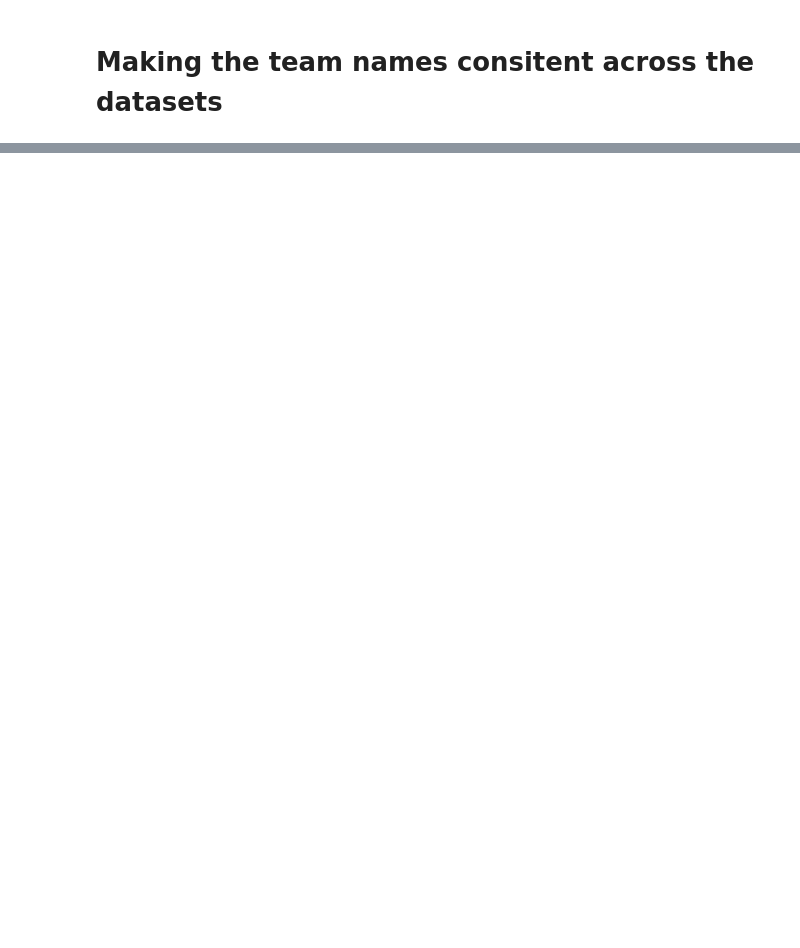
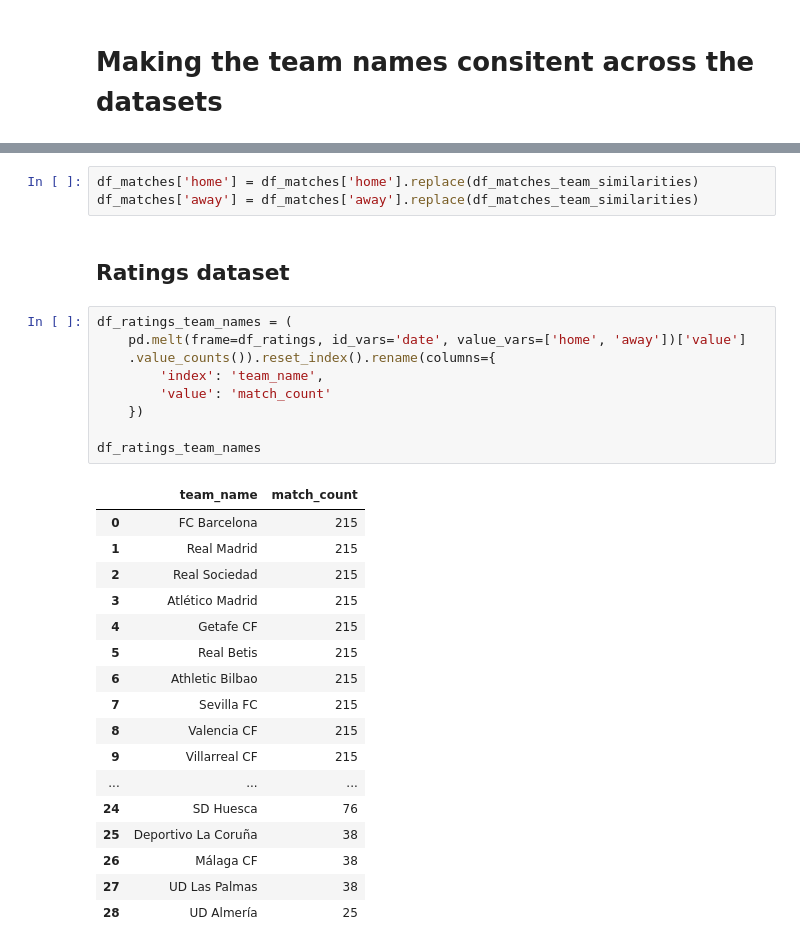
Before and after one commit to babakmahmoudian/la_liga, a Jupyter notebook: dataset/dataset_preparation.ipynb, the cells around one changed output, grey strips where cells are left out. Saved outputs shown, nothing was run; the diff lists cells and outputs as text; blank space fills up the shorter version.

```diff
--- a/dataset/dataset_preparation.ipynb
+++ b/dataset/dataset_preparation.ipynb
@@ -29,0 +126,32 @@ Name: value, dtype: int64
+# %%
+df_matches['home'] = df_matches['home'].replace(df_matches_team_similarities)
+df_matches['away'] = df_matches['away'].replace(df_matches_team_similarities)
+# %% [markdown]
+## Ratings dataset
+# %%
+df_ratings_team_names = (
+    pd.melt(frame=df_ratings, id_vars='date', value_vars=['home', 'away'])['value']
+    .value_counts()).reset_index().rename(columns={
+        'index': 'team_name',
+        'value': 'match_count'
+    })
+
+df_ratings_team_names
+# %% [output]
+|  | team_name | match_count |
+| 0 | FC Barcelona | 215 |
+| 1 | Real Madrid | 215 |
+| 2 | Real Sociedad | 215 |
+| 3 | Atlético Madrid | 215 |
+| 4 | Getafe CF | 215 |
+| 5 | Real Betis | 215 |
+| 6 | Athletic Bilbao | 215 |
+| 7 | Sevilla FC | 215 |
+| 8 | Valencia CF | 215 |
+| 9 | Villarreal CF | 215 |
+| ... | ... | ... |
+| 24 | SD Huesca | 76 |
+| 25 | Deportivo La Coruña | 38 |
+| 26 | Málaga CF | 38 |
+| 27 | UD Las Palmas | 38 |
+| 28 | UD Almería | 25 |
```
Also changed, not shown: parts of 19 cells of this notebook, 1 other file.
